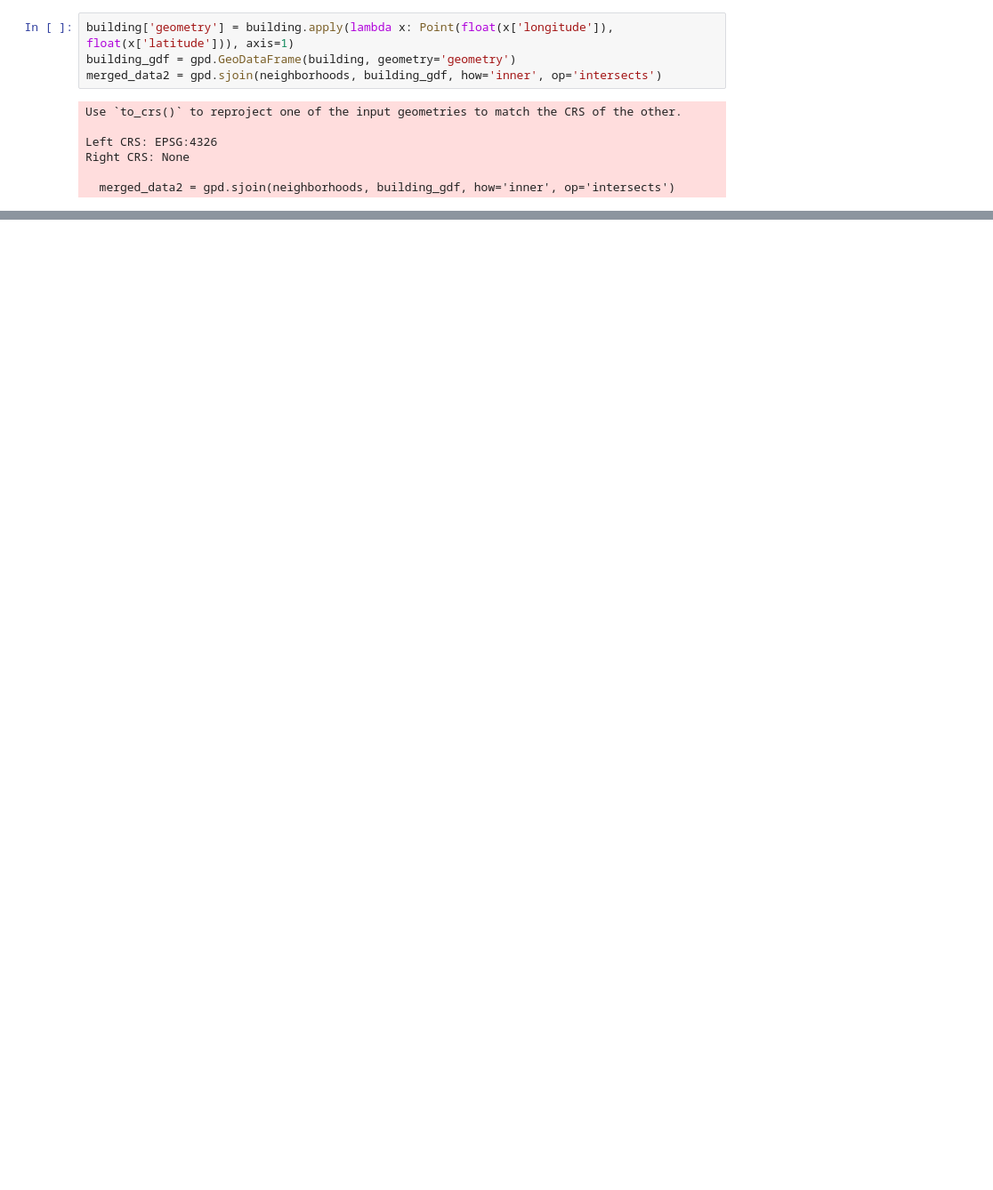
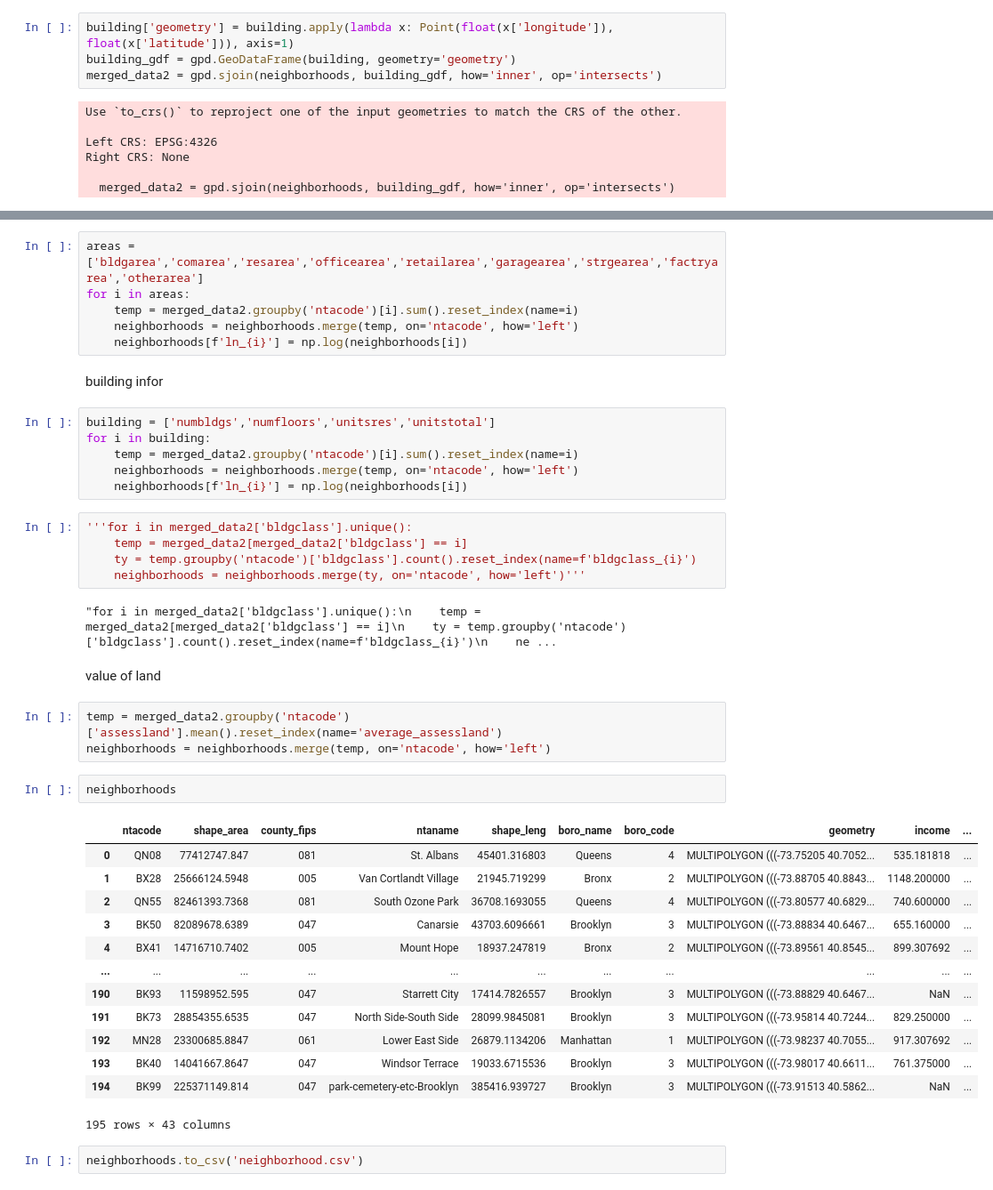
Before and after one commit to Ssuche/CUSP7033project, a Jupyter notebook: distribution_map.ipynb, the cells around one changed output, grey strips where cells are left out. Shown at 89% size. Cells and saved outputs as stored; diff of their text form; blank space fills up the shorter version.

```diff
--- a/distribution_map.ipynb
+++ b/distribution_map.ipynb
@@ -165,0 +196,44 @@ plt.show()
+# %%
+areas = ['bldgarea','comarea','resarea','officearea','retailarea','garagearea','strgearea','factryarea','otherarea']
+for i in areas:
+    temp = merged_data2.groupby('ntacode')[i].sum().reset_index(name=i)
+    neighborhoods = neighborhoods.merge(temp, on='ntacode', how='left')
+    neighborhoods[f'ln_{i}'] = np.log(neighborhoods[i])
+# %% [markdown]
+building infor
+# %%
+building = ['numbldgs','numfloors','unitsres','unitstotal']
+for i in building:
+    temp = merged_data2.groupby('ntacode')[i].sum().reset_index(name=i)
+    neighborhoods = neighborhoods.merge(temp, on='ntacode', how='left')
+    neighborhoods[f'ln_{i}'] = np.log(neighborhoods[i])
+# %%
+'''for i in merged_data2['bldgclass'].unique():
+    temp = merged_data2[merged_data2['bldgclass'] == i]
+    ty = temp.groupby('ntacode')['bldgclass'].count().reset_index(name=f'bldgclass_{i}')
+    neighborhoods = neighborhoods.merge(ty, on='ntacode', how='left')'''
+# %% [output]
+"for i in merged_data2['bldgclass'].unique():\n    temp = merged_data2[merged_data2['bldgclass'] == i]\n    ty = temp.groupby('ntacode')['bldgclass'].count().reset_index(name=f'bldgclass_{i}')\n    ne ...
+# %% [markdown]
+value of land
+# %%
+temp = merged_data2.groupby('ntacode')['assessland'].mean().reset_index(name='average_assessland')
+neighborhoods = neighborhoods.merge(temp, on='ntacode', how='left')
+# %%
+neighborhoods
+# %% [output]
+|  | ntacode | shape_area | county_fips | ntaname | shape_leng | boro_name | boro_code | geometry | income | ... |
+| 0 | QN08 | 77412747.847 | 081 | St. Albans | 45401.316803 | Queens | 4 | MULTIPOLYGON (((-73.75205 40.7052... | 535.181818 | ... |
+| 1 | BX28 | 25666124.5948 | 005 | Van Cortlandt Village | 21945.719299 | Bronx | 2 | MULTIPOLYGON (((-73.88705 40.8843... | 1148.200000 | ... |
+| 2 | QN55 | 82461393.7368 | 081 | South Ozone Park | 36708.1693055 | Queens | 4 | MULTIPOLYGON (((-73.80577 40.6829... | 740.600000 | ... |
+| 3 | BK50 | 82089678.6389 | 047 | Canarsie | 43703.6096661 | Brooklyn | 3 | MULTIPOLYGON (((-73.88834 40.6467... | 655.160000 | ... |
+| 4 | BX41 | 14716710.7402 | 005 | Mount Hope | 18937.247819 | Bronx | 2 | MULTIPOLYGON (((-73.89561 40.8545... | 899.307692 | ... |
+| ... | ... | ... | ... | ... | ... | ... | ... | ... | ... | ... |
+| 190 | BK93 | 11598952.595 | 047 | Starrett City | 17414.7826557 | Brooklyn | 3 | MULTIPOLYGON (((-73.88829 40.6467... | NaN | ... |
+| 191 | BK73 | 28854355.6535 | 047 | North Side-South Side | 28099.9845081 | Brooklyn | 3 | MULTIPOLYGON (((-73.95814 40.7244... | 829.250000 | ... |
+| 192 | MN28 | 23300685.8847 | 061 | Lower East Side | 26879.1134206 | Manhattan | 1 | MULTIPOLYGON (((-73.98237 40.7055... | 917.307692 | ... |
+| 193 | BK40 | 14041667.8647 | 047 | Windsor Terrace | 19033.6715536 | Brooklyn | 3 | MULTIPOLYGON (((-73.98017 40.6611... | 761.375000 | ... |
+| 194 | BK99 | 225371149.814 | 047 | park-cemetery-etc-Brooklyn | 385416.939727 | Brooklyn | 3 | MULTIPOLYGON (((-73.91513 40.5862... | NaN | ... |
+195 rows × 43 columns
+# %%
+neighborhoods.to_csv('neighborhood.csv')
```
Also changed, not shown: parts of 9 cells of this notebook.
